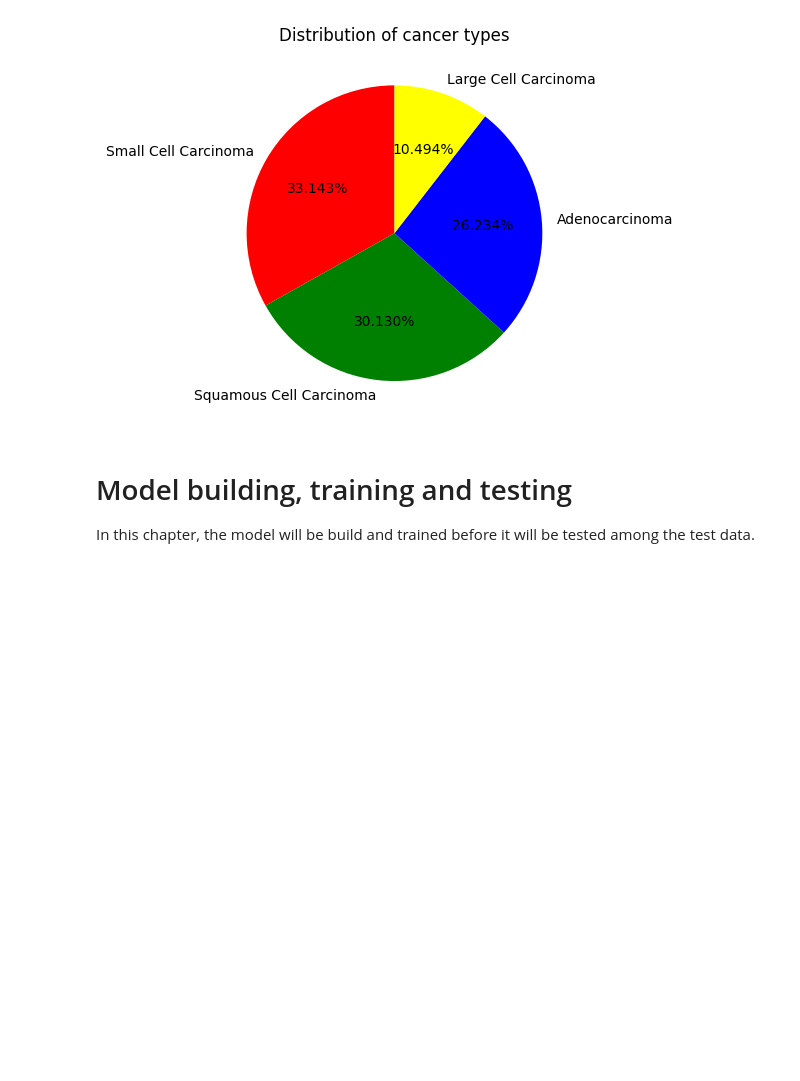
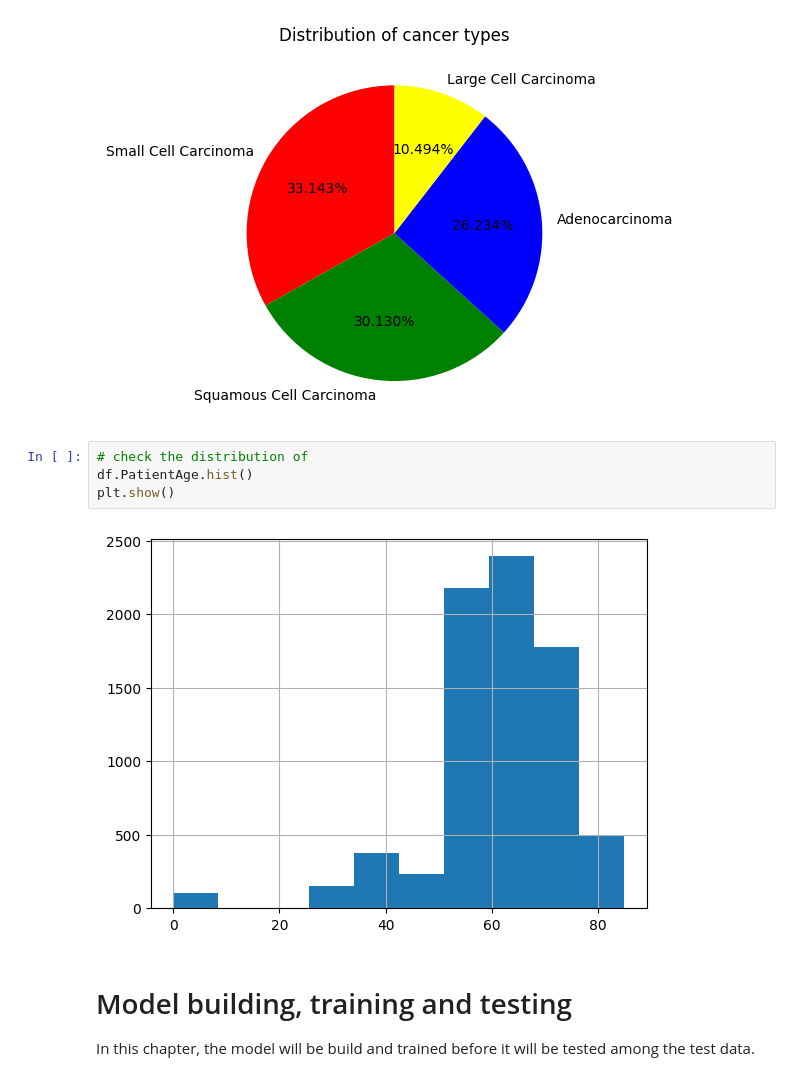
Before and after one commit to arondejong99/final-project-elu, a Jupyter notebook: final-project.ipynb, the cells around one changed output. Drawn from its saved outputs; the diff is of its cells as text; blank space fills up the shorter version.

Commit message:
Worked further on visualizations

```diff
--- a/final-project.ipynb
+++ b/final-project.ipynb
@@ -199,6 +184,12 @@ title = "Distribution of cancer types"
 distributionPlot(df.CancerType, colors, labels, title)
 # %% [output]
 [figure]
+# %%
+# check the distribution of
+df.PatientAge.hist()
+plt.show()
+# %% [output]
+[figure, added]
 # %% [markdown]
 # Model building, training and testing
 In this chapter, the model will be build and trained before it will be tested among the test data.
```
Also changed, not shown: parts of 4 cells of this notebook.
